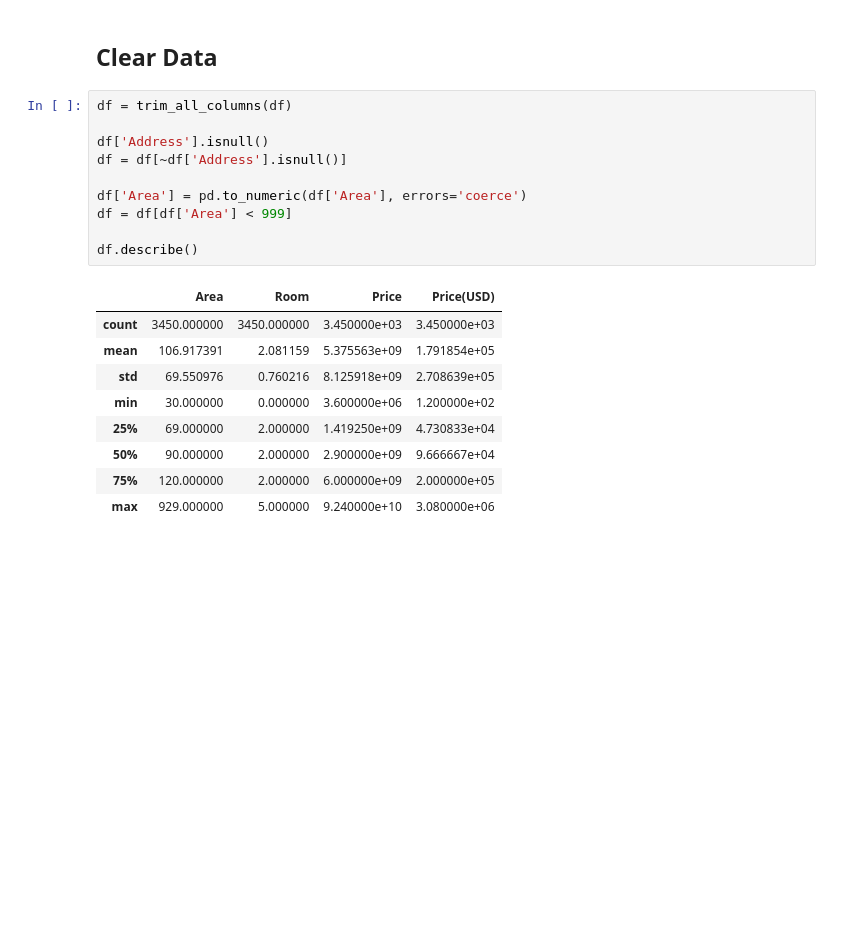
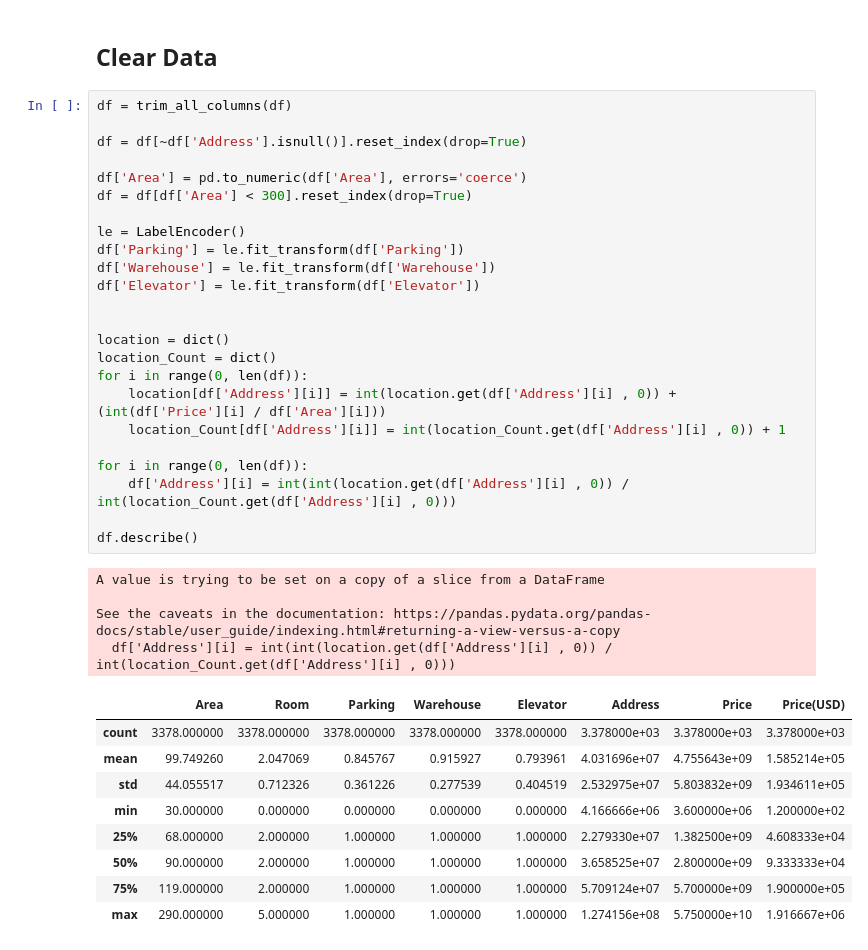
Before and after one commit to suicideland/Maktabkhooneh-Machine-Learning-with-Python, a Jupyter notebook: Season-2/House_Price.ipynb, the cells around one changed output. Cells and saved outputs as stored; diff of their text form; blank space fills up the shorter version.

Commit message:
work on Clear Data part

```diff
--- a/Season-2/House_Price.ipynb
+++ b/Season-2/House_Price.ipynb
@@ -46,20 +47,38 @@ def trim_all_columns(df):
 # %%
 df = trim_all_columns(df)
 
-df['Address'].isnull()
-df = df[~df['Address'].isnull()]
+df = df[~df['Address'].isnull()].reset_index(drop=True)
 
 df['Area'] = pd.to_numeric(df['Area'], errors='coerce')
-df = df[df['Area'] < 999]
+df = df[df['Area'] < 300].reset_index(drop=True)
+
+le = LabelEncoder()
+df['Parking'] = le.fit_transform(df['Parking'])
+df['Warehouse'] = le.fit_transform(df['Warehouse'])
+df['Elevator'] = le.fit_transform(df['Elevator'])
+
+
+location = dict()
+location_Count = dict()
+for i in range(0, len(df)):
+    location[df['Address'][i]] = int(location.get(df['Address'][i] , 0)) + (int(df['Price'][i] / df['Area'][i]))
+    location_Count[df['Address'][i]] = int(location_Count.get(df['Address'][i] , 0)) + 1
+
+for i in range(0, len(df)):
+    df['Address'][i] = int(int(location.get(df['Address'][i] , 0)) / int(location_Count.get(df['Address'][i] , 0)))
 
 df.describe()
 # %% [output]
+A value is trying to be set on a copy of a slice from a DataFrame
+
+See the caveats in the documentation: https://pandas.pydata.org/pandas-docs/stable/user_guide/indexing.html#returning-a-view-versus-a-copy
+  df['Address'][i] = int(int(location.get(df['Address'][i] , 0)) / int(location_Count.get(df['Address'][i] , 0)))
-|  | Area | Room | Price | Price(USD) |
-| count | 3450.000000 | 3450.000000 | 3.450000e+03 | 3.450000e+03 |
-| mean | 106.917391 | 2.081159 | 5.375563e+09 | 1.791854e+05 |
-| std | 69.550976 | 0.760216 | 8.125918e+09 | 2.708639e+05 |
-| min | 30.000000 | 0.000000 | 3.600000e+06 | 1.200000e+02 |
-| 25% | 69.000000 | 2.000000 | 1.419250e+09 | 4.730833e+04 |
-| 50% | 90.000000 | 2.000000 | 2.900000e+09 | 9.666667e+04 |
-| 75% | 120.000000 | 2.000000 | 6.000000e+09 | 2.000000e+05 |
-| max | 929.000000 | 5.000000 | 9.240000e+10 | 3.080000e+06 |
+|  | Area | Room | Parking | Warehouse | Elevator | Address | Price | Price(USD) |
+| count | 3378.000000 | 3378.000000 | 3378.000000 | 3378.000000 | 3378.000000 | 3.378000e+03 | 3.378000e+03 | 3.378000e+03 |
+| mean | 99.749260 | 2.047069 | 0.845767 | 0.915927 | 0.793961 | 4.031696e+07 | 4.755643e+09 | 1.585214e+05 |
+| std | 44.055517 | 0.712326 | 0.361226 | 0.277539 | 0.404519 | 2.532975e+07 | 5.803832e+09 | 1.934611e+05 |
+| min | 30.000000 | 0.000000 | 0.000000 | 0.000000 | 0.000000 | 4.166666e+06 | 3.600000e+06 | 1.200000e+02 |
+| 25% | 68.000000 | 2.000000 | 1.000000 | 1.000000 | 1.000000 | 2.279330e+07 | 1.382500e+09 | 4.608333e+04 |
+| 50% | 90.000000 | 2.000000 | 1.000000 | 1.000000 | 1.000000 | 3.658525e+07 | 2.800000e+09 | 9.333333e+04 |
+| 75% | 119.000000 | 2.000000 | 1.000000 | 1.000000 | 1.000000 | 5.709124e+07 | 5.700000e+09 | 1.900000e+05 |
+| max | 290.000000 | 5.000000 | 1.000000 | 1.000000 | 1.000000 | 1.274156e+08 | 5.750000e+10 | 1.916667e+06 |
```
Also changed, not shown: parts of 17 cells of this notebook.
